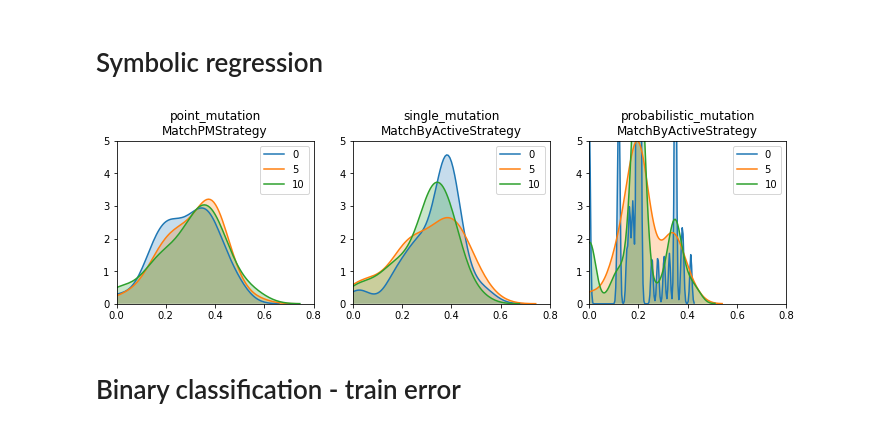
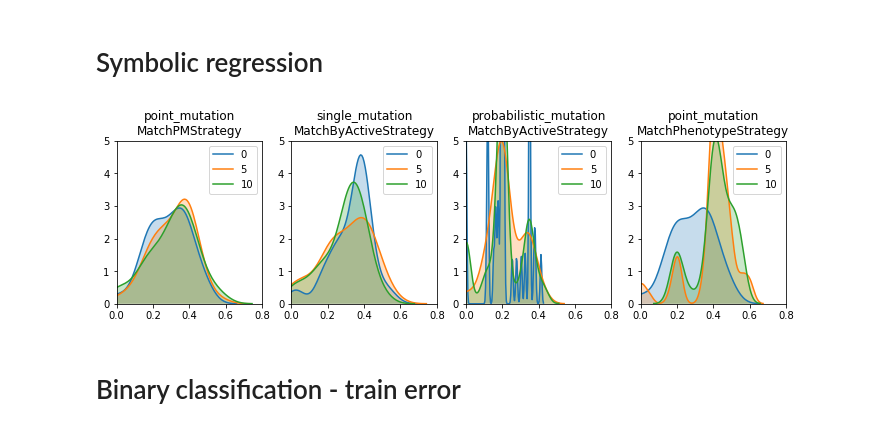
Before and after one commit to Jarino/pycgp, a Jupyter notebook: notebooks/KDEs and tables.ipynb, the cells around one changed output. Drawn from its saved outputs; the diff is of its cells as text; code cells hidden in the pictures.

Commit message:
first experiments with phenotype matching

```diff
--- a/notebooks/KDEs and tables.ipynb
+++ b/notebooks/KDEs and tables.ipynb
@@ -20,20 +20,25 @@ from utils import DataIterator
 # %%
 symreg = DataIterator('scripts/symbolic_out')
 
 choices = [
     (point_mutation, MatchPMStrategy),
     (single_mutation, MatchByActiveStrategy),
-    (probabilistic_mutation, MatchByActiveStrategy)
+    (probabilistic_mutation, MatchByActiveStrategy),
+    (point_mutation, MatchPhenotypeStrategy)
 ]
 
 for m, s, g, ax, values in symreg.iterate_axes(lambda x: x['best'].fitness, choices):
-    sns.kdeplot(values, ax=ax, shade=True, label=g)
+
+    try:
+        sns.kdeplot(values, ax=ax, shade=True, label=g)
+    except ZeroDivisionError:
+        print('Zero division', m, s, g)
     ax.set_xlim(0, 0.8)
     ax.set_ylim(0, 5)
 
 plt.savefig('figures/sr-kdes.pdf', format='pdf', dpi=1000)
 # %% [output]
-[figure, old version]
+[figure, new version]
 # %% [markdown]
 # Binary classification - train error
 # %%
```
Also changed, not shown: parts of 1 cell of this notebook, 29 other files.
